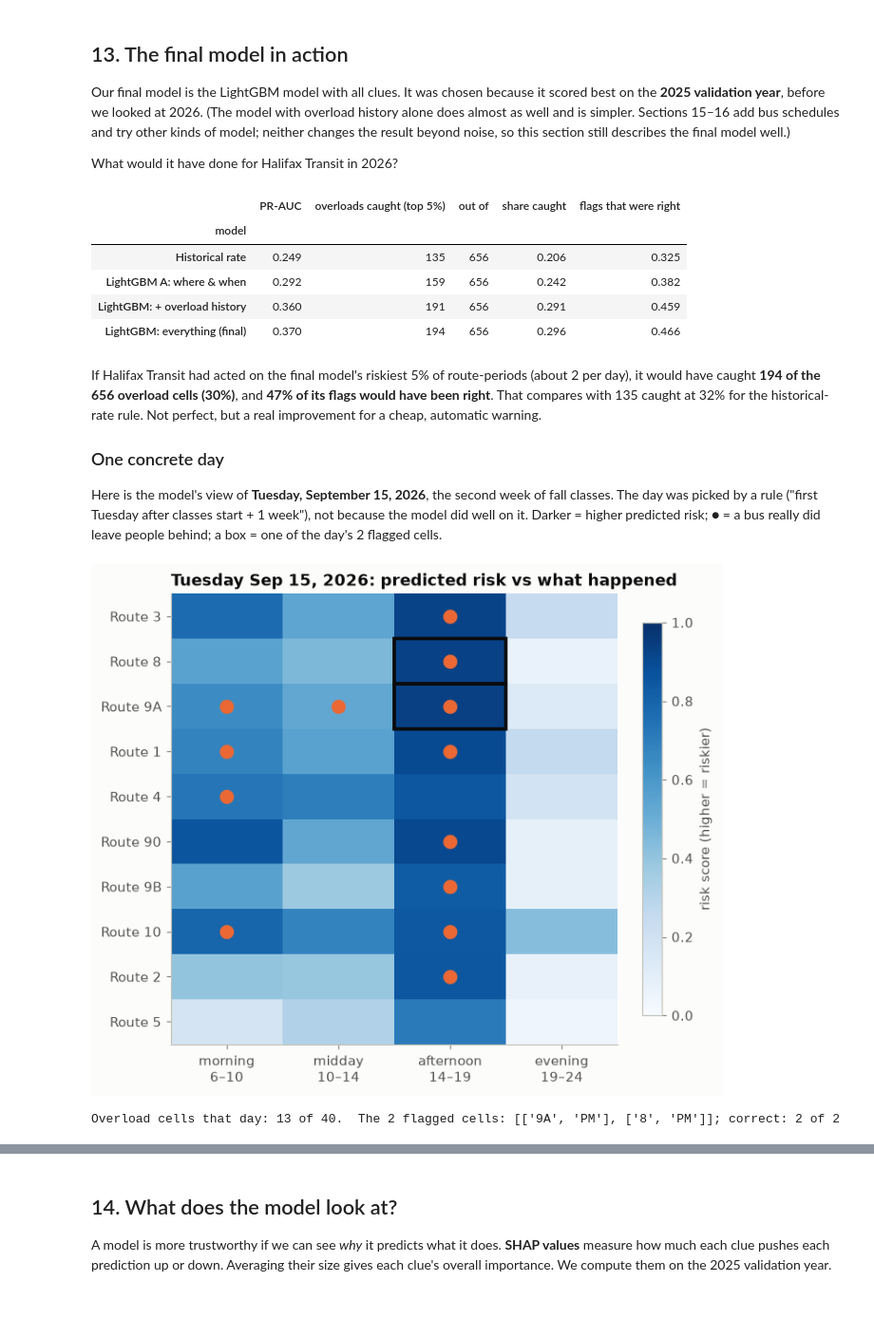
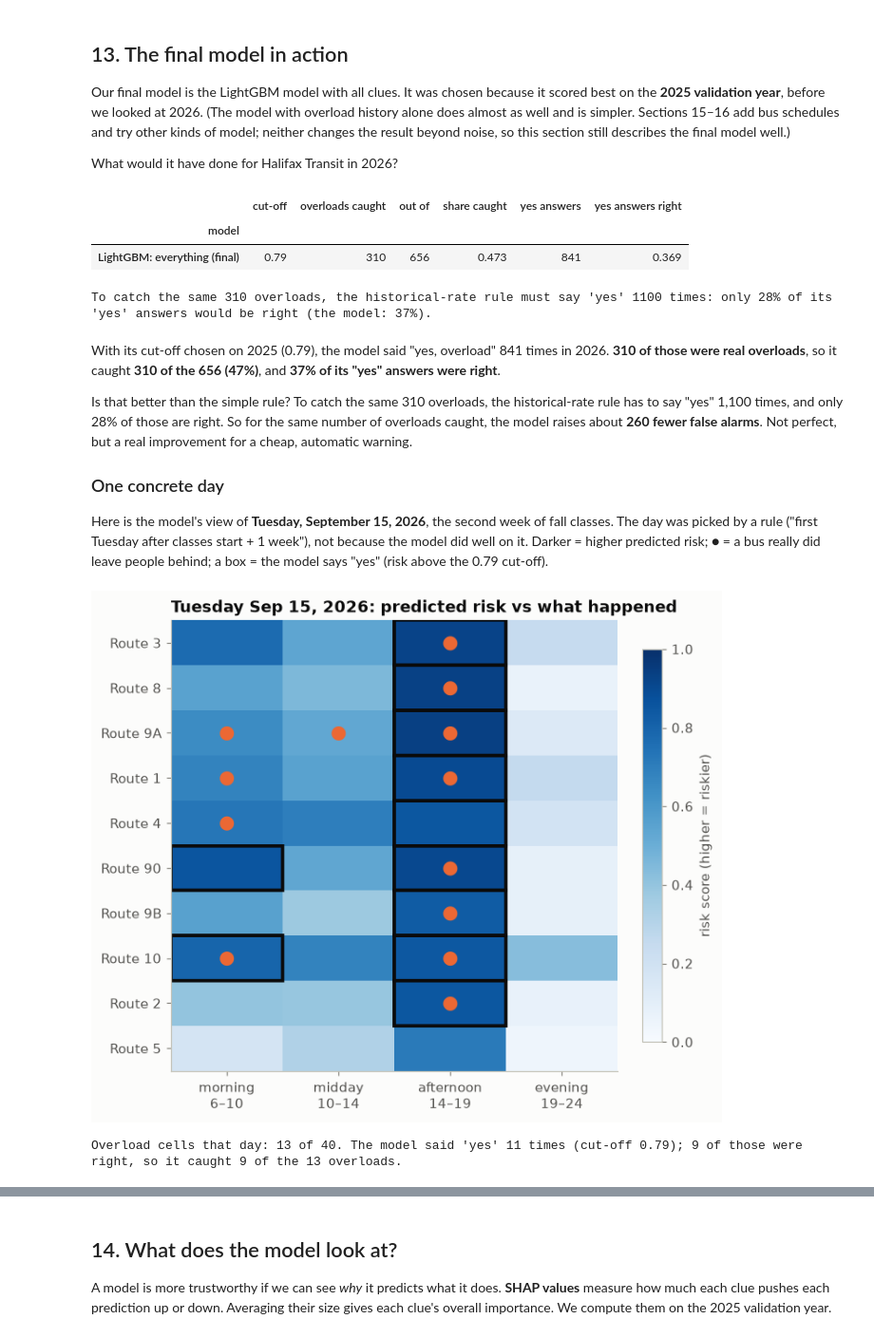
Before and after one commit to JawadurRahman/halifax-bus-overloads, a Jupyter notebook: notebooks/04_final_walkthrough.ipynb, the cells around one changed output, grey strips where cells are left out. Shown at 95% size. Saved outputs shown, nothing was run; the diff lists cells and outputs as text; code cells hidden in the pictures; blank space fills up the shorter version.

```diff
--- a/notebooks/04_final_walkthrough.ipynb
+++ b/notebooks/04_final_walkthrough.ipynb
@@ -339,12 +341,18 @@ Because overloads are rare, plain **accuracy** is misleading (see section 5). In
 # %%
+CUTOFF = {}   # each model's yes/no cut-off, chosen on 2025
+
+
 def evaluate(d, score, name):
-    """PR-AUC + what a 'flag the riskiest 5%' policy would catch (ties broken at random, fixed seed)."""
+    """PR-AUC, plus yes/no answers at a cut-off chosen on 2025 (best F1 = best balance of precision and recall)."""
     y, s = d.y.to_numpy(), np.asarray(score, dtype=float)
-    order = np.lexsort((np.random.default_rng(0).random(len(s)), -s))
-    top = order[: int(np.ceil(0.05 * len(s)))]
-    return {"model": name, "PR-AUC": round(average_precision_score(y, s), 3),
-            "overloads caught (top 5%)": int(y[top].sum()), "out of": int(y.sum()),
-            "share caught": round(y[top].sum() / y.sum(), 3), "flags that were right": round(y[top].mean(), 3)}
+    if d is val or name not in CUTOFF:        # validation (2025) is always scored first: that's where the cut-off is set
+        p, r, t = precision_recall_curve(y, s)
+        f1 = 2 * p * r / np.maximum(p + r, 1e-12)
+        CUTOFF[name] = float(t[np.argmax(f1[:-1])])
+    yes = s >= CUTOFF[name]
+    return {"model": name, "PR-AUC": round(average_precision_score(y, s), 3), "cut-off": round(CUTOFF[name], 2),
+            "overloads caught": int(y[yes].sum()), "out of": int(y.sum()), "share caught": round(y[yes].sum() / y.sum(), 3),
+            "yes answers": int(yes.sum()), "yes answers right": round(float(y[yes].mean()), 3) if yes.any() else 0.0}
 print("evaluate() ready")
 # %% [output]
 evaluate() ready
@@ -608,43 +616,54 @@ Our final model is the LightGBM model with all clues. It was chosen because it s
 
 What would it have done for Halifax Transit in 2026?
 # %%
-pd.DataFrame([r for r in results["test"] if r["model"] in
-              ("Historical rate", "LightGBM A: where & when", "LightGBM: + overload history", "LightGBM: everything (final)")]).set_index("model")
+fin = "LightGBM: everything (final)"
+r = next(r for r in results["test"] if r["model"] == fin)
+display(pd.DataFrame([r]).set_index("model")[["cut-off", "overloads caught", "out of", "share caught", "yes answers", "yes answers right"]])
+
+# fair check: to catch the SAME number of overloads, how many 'yes' answers does the best simple rule need?
+h = S["Historical rate"]; yy = test.y.to_numpy()
+order = np.lexsort((np.random.default_rng(0).random(len(h)), -h))          # riskiest first, ties broken at random
+need = int(np.searchsorted(np.cumsum(yy[order]), r["overloads caught"]) + 1)
+print(f"To catch the same {r['overloads caught']} overloads, the historical-rate rule must say 'yes' {need} times: "
+      f"only {r['overloads caught'] / need:.0%} of its 'yes' answers would be right (the model: {r['yes answers right']:.0%}).")
 # %% [output]
-|  | PR-AUC | overloads caught (top 5%) | out of | share caught | flags that were right |
-| model |  |  |  |  |  |
-| Historical rate | 0.249 | 135 | 656 | 0.206 | 0.325 |
-| LightGBM A: where & when | 0.292 | 159 | 656 | 0.242 | 0.382 |
-| LightGBM: + overload history | 0.360 | 191 | 656 | 0.291 | 0.459 |
-| LightGBM: everything (final) | 0.370 | 194 | 656 | 0.296 | 0.466 |
+|  | cut-off | overloads caught | out of | share caught | yes answers | yes answers right |
+| model |  |  |  |  |  |  |
+| LightGBM: everything (final) | 0.79 | 310 | 656 | 0.473 | 841 | 0.369 |
+To catch the same 310 overloads, the historical-rate rule must say 'yes' 1100 times: only 28% of its 'yes' answers would be right (the model: 37%).
 # %% [markdown]
-If Halifax Transit had acted on the final model's riskiest 5% of route-periods (about 2 per day), it would have caught **194 of the 656 overload cells (30%)**, and **47% of its flags would have been right**. That compares with 135 caught at 32% for the historical-rate rule. Not perfect, but a real improvement for a cheap, automatic warning.
+With its cut-off chosen on 2025 (0.79), the model said "yes, overload" 841 times in 2026. **310 of those were real overloads**, so it caught **310 of the 656 (47%)**, and **37% of its "yes" answers were right**.
+
+Is that better than the simple rule? To catch the same 310 overloads, the historical-rate rule has to say "yes" 1,100 times, and only 28% of those are right. So for the same number of overloads caught, the model raises about **260 fewer false alarms**. Not perfect, but a real improvement for a cheap, automatic warning.
 
 ### One concrete day
 
-Here is the model's view of **Tuesday, September 15, 2026**, the second week of fall classes. The day was picked by a rule ("first Tuesday after classes start + 1 week"), not because the model did well on it. Darker = higher predicted risk; ● = a bus really did leave people behind; a box = one of the day's 2 flagged cells.
+Here is the model's view of **Tuesday, September 15, 2026**, the second week of fall classes. The day was picked by a rule ("first Tuesday after classes start + 1 week"), not because the model did well on it. Darker = higher predicted risk; ● = a bus really did leave people behind; a box = the model says "yes" (risk above the 0.79 cut-off).
 # %%
 day = pd.Timestamp("2026-09-15")
 d = test.assign(risk=S["LightGBM: everything (final)"])
 d = d[d.date == day]
 grid = d.pivot_table(index="route", columns="period", values="risk", observed=False).reindex(columns=["AM", "MID", "PM", "EVE"])
 actual = d.pivot_table(index="route", columns="period", values="y", observed=False).reindex(columns=["AM", "MID", "PM", "EVE"])
-flag = d.nlargest(2, "risk")[["route", "period"]].astype(str).values.tolist()
+cut = CUTOFF["LightGBM: everything (final)"]
+flag = d[d.risk >= cut][["route", "period"]].astype(str).values.tolist()
 fig, ax = plt.subplots(figsize=(6.5, 6))
 im = ax.imshow(grid.values, cmap="Blues", aspect="auto", vmin=0, vmax=1)
 ax.set_xticks(range(4), ["morning\n6–10", "midday\n10–14", "afternoon\n14–19", "evening\n19–24"])
 ax.set_yticks(range(len(grid)), [f"Route {r}" for r in grid.index]); ax.grid(False)
 for i, r in enumerate(grid.index):
     for j, p in enumerate(grid.columns):
         if actual.loc[r, p] == 1:
             ax.text(j, i, "●", ha="center", va="center", fontsize=14, color=ORANGE)
         if [str(r), p] in flag:
             ax.add_patch(Rectangle((j - 0.5, i - 0.5), 1, 1, fill=False, ec=INK, lw=2.5))
 ax.set_title(f"{day:%A %b %d, %Y}: predicted risk vs what happened")
 fig.colorbar(im, ax=ax, fraction=0.04, label="risk score (higher = riskier)")
 plt.show()
-print(f"Overload cells that day: {int(d.y.sum())} of 40.  The 2 flagged cells: {flag}; correct: {int(d.nlargest(2, 'risk').y.sum())} of 2")
+said_yes = d[d.risk >= cut]
+print(f"Overload cells that day: {int(d.y.sum())} of 40. The model said 'yes' {len(said_yes)} times (cut-off {cut:.2f}); "
+      f"{int(said_yes.y.sum())} of those were right, so it caught {int(said_yes.y.sum())} of the {int(d.y.sum())} overloads.")
 # %% [output]
-[figure, old version]
+[figure, new version]
-Overload cells that day: 13 of 40.  The 2 flagged cells: [['9A', 'PM'], ['8', 'PM']]; correct: 2 of 2
+Overload cells that day: 13 of 40. The model said 'yes' 11 times (cut-off 0.79); 9 of those were right, so it caught 9 of the 13 overloads.
 # %% [markdown]
```
Also changed, not shown: parts of 11 cells of this notebook, 1 other file.
